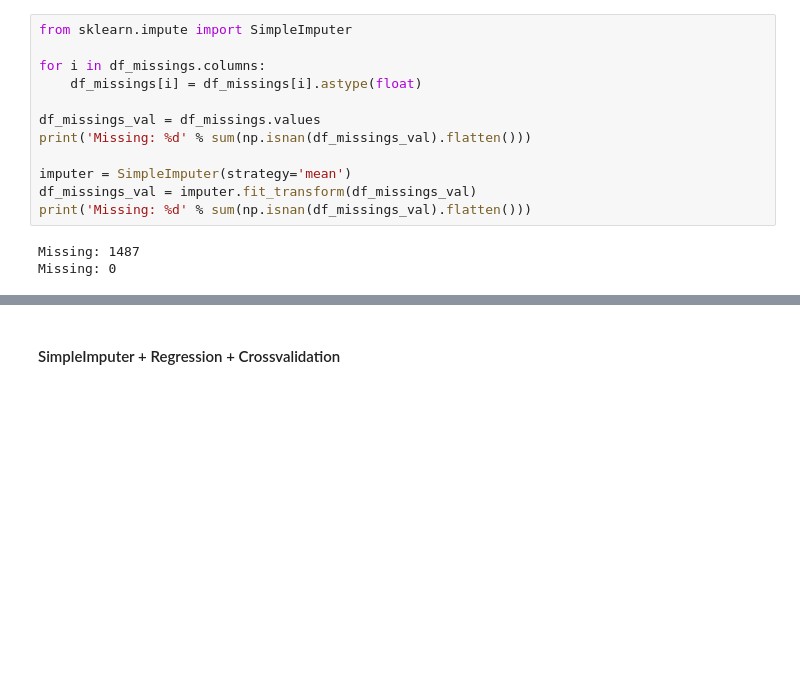
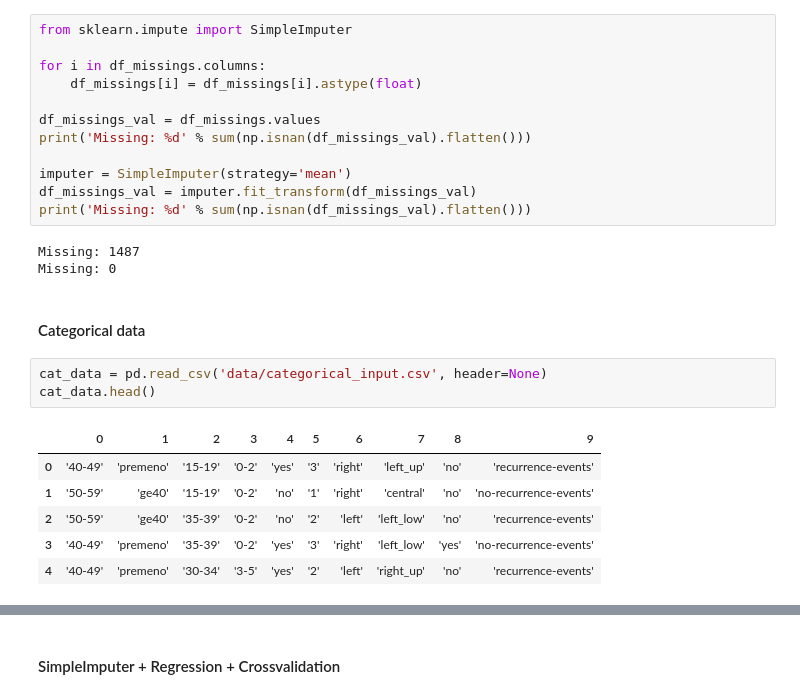
Before and after one commit to albergar2/data_science_material, a Jupyter notebook: 01_Data_Cleaning.ipynb, the cells around one changed output, grey strips where cells are left out. Saved outputs shown, nothing was run; the diff lists cells and outputs as text; blank space fills up the shorter version.

```diff
--- a/01_Data_Cleaning.ipynb
+++ b/01_Data_Cleaning.ipynb
@@ -99,3 +99,15 @@ print('Missing: %d' % sum(np.isnan(df_missings_val).flatten()))
 # %% [output]
 Missing: 1487
 Missing: 0
+# %% [markdown]
+#### Categorical data
+# %%
+cat_data = pd.read_csv('data/categorical_input.csv', header=None)
+cat_data.head()
+# %% [output]
+|  | 0 | 1 | 2 | 3 | 4 | 5 | 6 | 7 | 8 | 9 |
+| 0 | '40-49' | 'premeno' | '15-19' | '0-2' | 'yes' | '3' | 'right' | 'left_up' | 'no' | 'recurrence-events' |
+| 1 | '50-59' | 'ge40' | '15-19' | '0-2' | 'no' | '1' | 'right' | 'central' | 'no' | 'no-recurrence-events' |
+| 2 | '50-59' | 'ge40' | '35-39' | '0-2' | 'no' | '2' | 'left' | 'left_low' | 'no' | 'recurrence-events' |
+| 3 | '40-49' | 'premeno' | '35-39' | '0-2' | 'yes' | '3' | 'right' | 'left_low' | 'yes' | 'no-recurrence-events' |
+| 4 | '40-49' | 'premeno' | '30-34' | '3-5' | 'yes' | '2' | 'left' | 'right_up' | 'no' | 'recurrence-events' |
```
Also changed, not shown: parts of 8 cells of this notebook, 4 other files.
